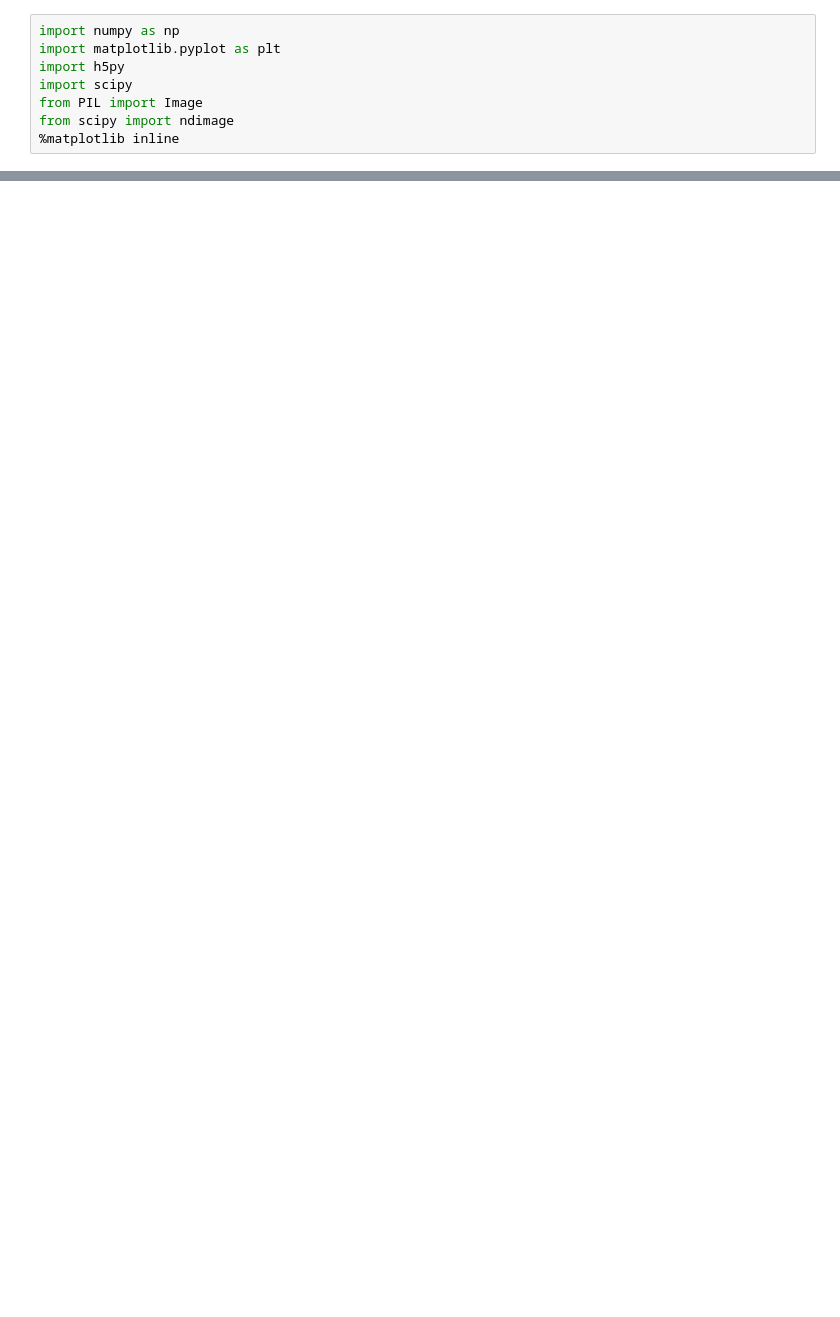
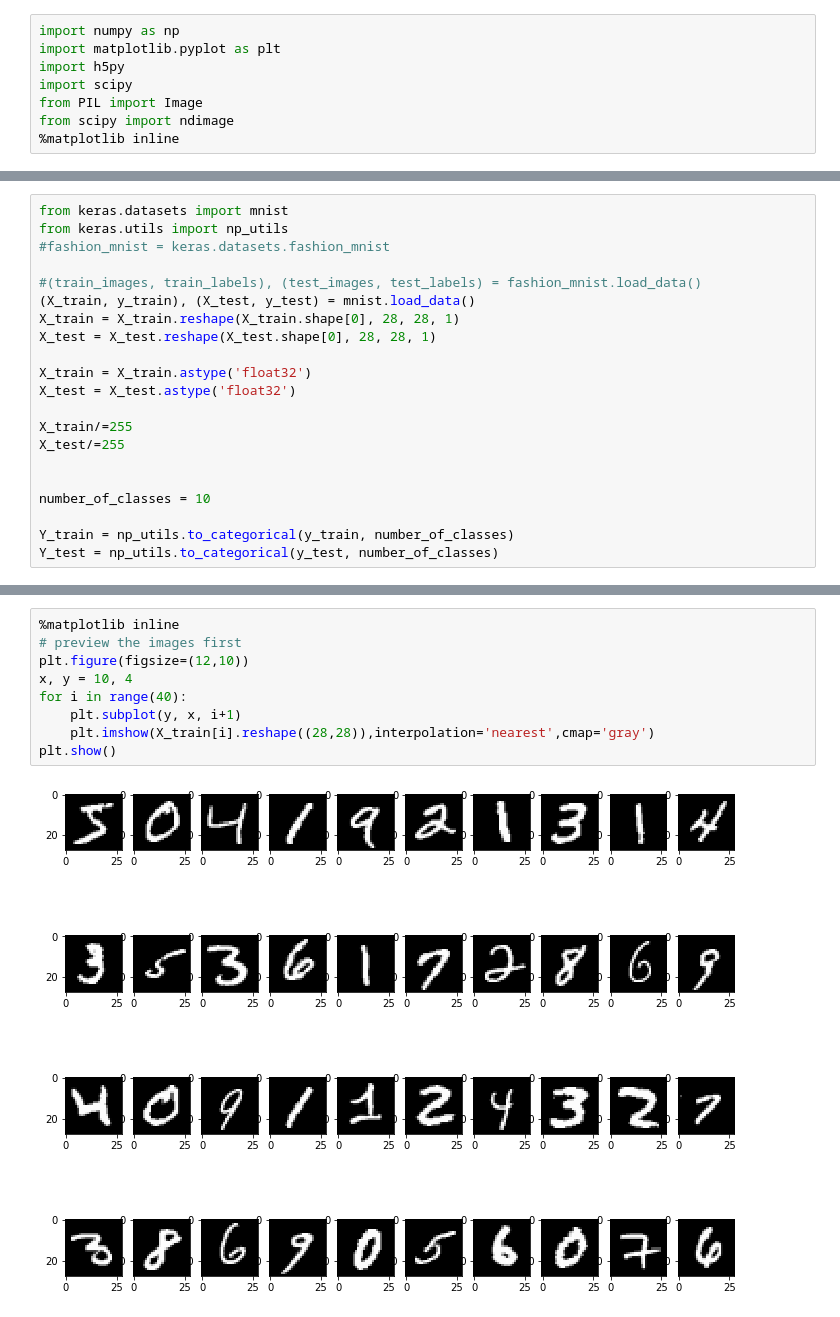
Before and after one commit to sagunkayastha/ILab_Tutorials, a Jupyter notebook: Convolution_Neural_Network.ipynb, the cells around one changed output, grey strips where cells are left out. Drawn from its saved outputs; the diff is of its cells as text; blank space fills up the shorter version.

```diff
--- a/Convolution_Neural_Network.ipynb
+++ b/Convolution_Neural_Network.ipynb
@@ -49,0 +195,21 @@ train_catvnoncat.h5 100%[===================>]   2.45M  --.-KB/s    in 0.1s
+# %%
+from keras.datasets import mnist
+from keras.utils import np_utils
+#fashion_mnist = keras.datasets.fashion_mnist
+
+#(train_images, train_labels), (test_images, test_labels) = fashion_mnist.load_data()
+(X_train, y_train), (X_test, y_test) = mnist.load_data()
+X_train = X_train.reshape(X_train.shape[0], 28, 28, 1)
+X_test = X_test.reshape(X_test.shape[0], 28, 28, 1)
+
+X_train = X_train.astype('float32')
+X_test = X_test.astype('float32')
+
+X_train/=255
+X_test/=255
+
+
+number_of_classes = 10
+
+Y_train = np_utils.to_categorical(y_train, number_of_classes)
+Y_test = np_utils.to_categorical(y_test, number_of_classes)
@@ -49,0 +220,11 @@ train_catvnoncat.h5 100%[===================>]   2.45M  --.-KB/s    in 0.1s
+# %%
+%matplotlib inline
+# preview the images first
+plt.figure(figsize=(12,10))
+x, y = 10, 4
+for i in range(40):
+    plt.subplot(y, x, i+1)
+    plt.imshow(X_train[i].reshape((28,28)),interpolation='nearest',cmap='gray')
+plt.show()
+# %% [output]
+[figure, added]
```
Also changed, not shown: parts of 16 cells of this notebook.
